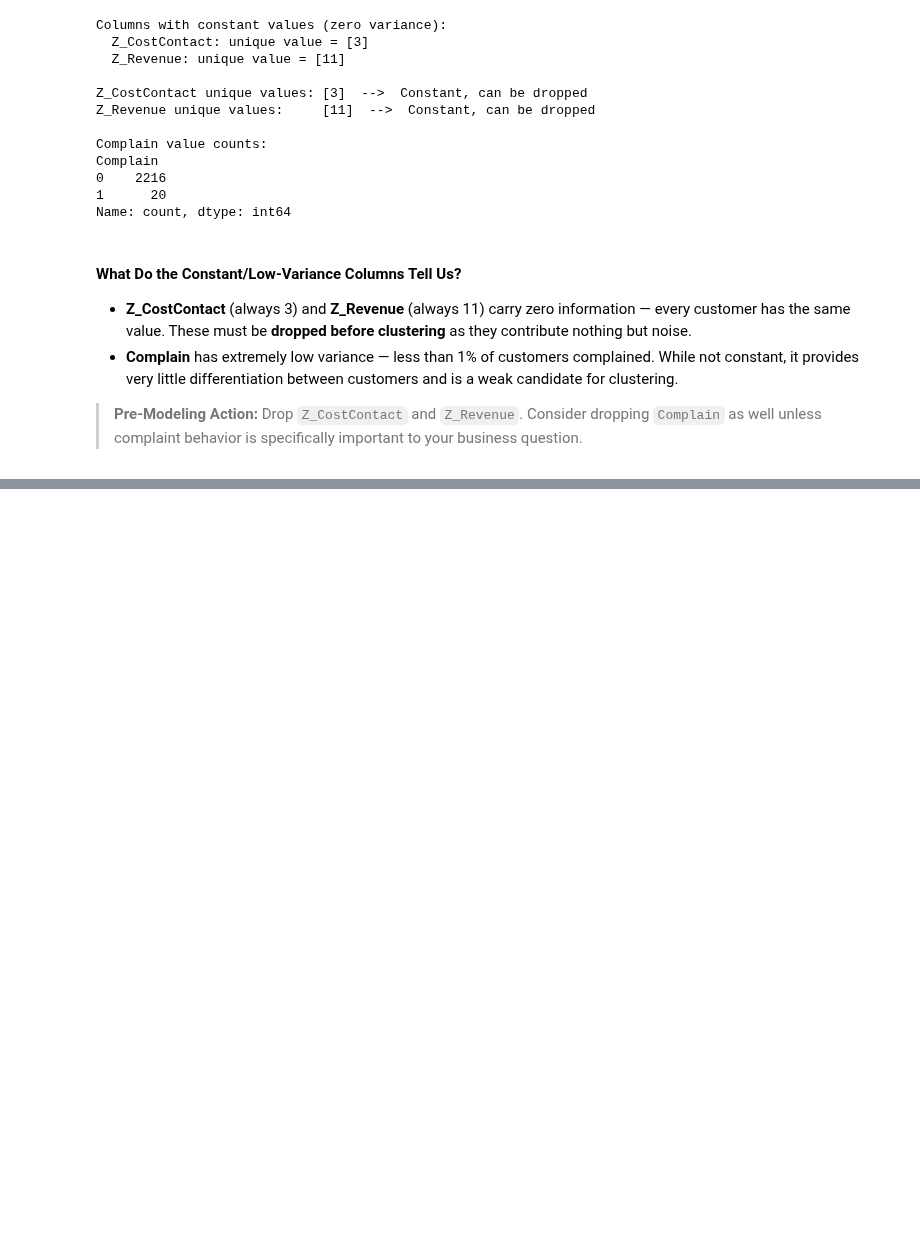
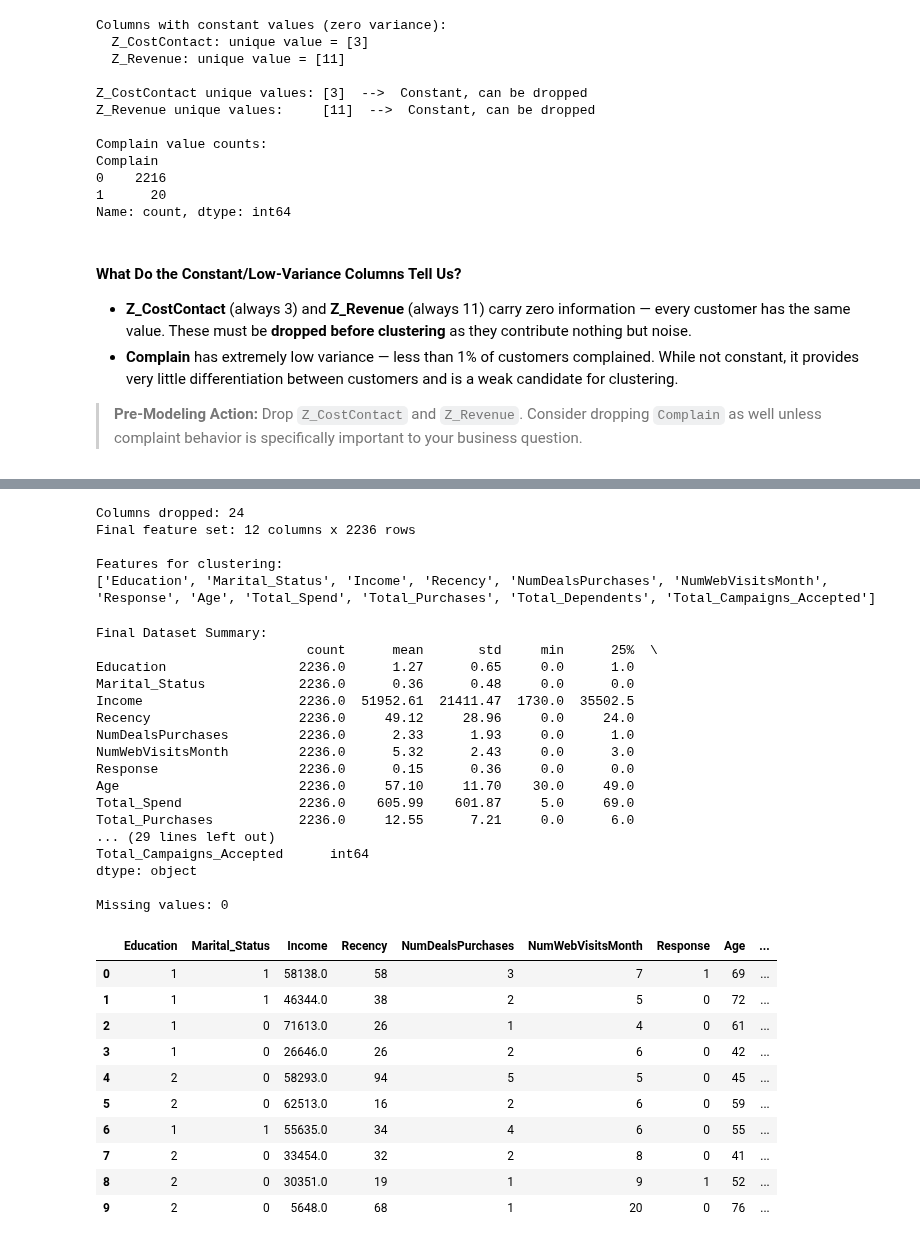
Before and after one commit to monsrock2024/Customer-Segmentation-Data-Science-Project, a Jupyter notebook: Customer_Segmentation_-_EDA.ipynb, the cells around one changed output, grey strips where cells are left out. Saved outputs shown, nothing was run; the diff lists cells and outputs as text; code cells hidden in the pictures; blank space fills up the shorter version.

```diff
--- a/Customer_Segmentation_-_EDA.ipynb
+++ b/Customer_Segmentation_-_EDA.ipynb
@@ -1147,0 +1184,70 @@ Name: count, dtype: int64
+# %%
+# Drop all redundant, constant, and identifier columns
+columns_to_drop = [
+    'ID',                    # Unique identifier — not a feature
+    'Year_Birth',            # Redundant — replaced by Age
+    'Dt_Customer',           # Datetime — replaced by Customer_Tenure_Days
+    'Kidhome',               # Redundant — replaced by Total_Dependents
+    'Teenhome',              # Redundant — replaced by Total_Dependents
+    'Z_CostContact',         # Constant (always 3)
+    'Z_Revenue',             # Constant (always 11)
+    'Complain',              # Very low variance (<1% complained)
+    'Is_Parent',             # Redundant — derived from Total_Dependents
+    'Customer_Tenure_Days',  # Low correlation with all features in EDA
+    'AcceptedCmp1', 'AcceptedCmp2', 'AcceptedCmp3',  # Redundant — replaced by
+    'AcceptedCmp4', 'AcceptedCmp5',                   # Total_Campaigns_Accepted
+    'MntWines', 'MntFruits', 'MntMeatProducts',       # Redundant — replaced by
+    'MntFishProducts', 'MntSweetProducts', 'MntGoldProds',  # Total_Spend
+    'NumWebPurchases', 'NumCatalogPurchases',          # Redundant — replaced by
+    'NumStorePurchases',                               # Total_Purchases
+]
+
+df_model = df.drop(columns=columns_to_drop)
+
+print(f'Columns dropped: {len(columns_to_drop)}')
+print(f'Final feature set: {df_model.shape[1]} columns x {df_model.shape[0]} rows')
+print(f'\nFeatures for clustering:')
+print(df_model.columns.tolist())
+# %% [output]
+Columns dropped: 24
+Final feature set: 12 columns x 2236 rows
+
+Features for clustering:
+['Education', 'Marital_Status', 'Income', 'Recency', 'NumDealsPurchases', 'NumWebVisitsMonth', 'Response', 'Age', 'Total_Spend', 'Total_Purchases', 'Total_Dependents', 'Total_Campaigns_Accepted']
+# %%
+# Quick look at the final modeling-ready dataset
+print('Final Dataset Summary:')
+print(df_model.describe().T.round(2))
+print(f'\nData types:')
+print(df_model.dtypes)
+print(f'\nMissing values: {df_model.isnull().sum().sum()}')
+df_model.head(10)
+# %% [output]
+Final Dataset Summary:
+                           count      mean       std     min      25%  \
+Education                 2236.0      1.27      0.65     0.0      1.0
+Marital_Status            2236.0      0.36      0.48     0.0      0.0
+Income                    2236.0  51952.61  21411.47  1730.0  35502.5
+Recency                   2236.0     49.12     28.96     0.0     24.0
+NumDealsPurchases         2236.0      2.33      1.93     0.0      1.0
+NumWebVisitsMonth         2236.0      5.32      2.43     0.0      3.0
+Response                  2236.0      0.15      0.36     0.0      0.0
+Age                       2236.0     57.10     11.70    30.0     49.0
+Total_Spend               2236.0    605.99    601.87     5.0     69.0
+Total_Purchases           2236.0     12.55      7.21     0.0      6.0
+... (29 lines left out)
+Total_Campaigns_Accepted      int64
+dtype: object
+
+Missing values: 0
+|  | Education | Marital_Status | Income | Recency | NumDealsPurchases | NumWebVisitsMonth | Response | Age | ... |
+| 0 | 1 | 1 | 58138.0 | 58 | 3 | 7 | 1 | 69 | ... |
+| 1 | 1 | 1 | 46344.0 | 38 | 2 | 5 | 0 | 72 | ... |
+| 2 | 1 | 0 | 71613.0 | 26 | 1 | 4 | 0 | 61 | ... |
+| 3 | 1 | 0 | 26646.0 | 26 | 2 | 6 | 0 | 42 | ... |
+| 4 | 2 | 0 | 58293.0 | 94 | 5 | 5 | 0 | 45 | ... |
+| 5 | 2 | 0 | 62513.0 | 16 | 2 | 6 | 0 | 59 | ... |
+| 6 | 1 | 1 | 55635.0 | 34 | 4 | 6 | 0 | 55 | ... |
+| 7 | 2 | 0 | 33454.0 | 32 | 2 | 8 | 0 | 41 | ... |
+| 8 | 2 | 0 | 30351.0 | 19 | 1 | 9 | 1 | 52 | ... |
+| 9 | 2 | 0 | 5648.0 | 68 | 1 | 20 | 0 | 76 | ... |
```
Also changed, not shown: parts of 10 cells of this notebook, 1 other file.
